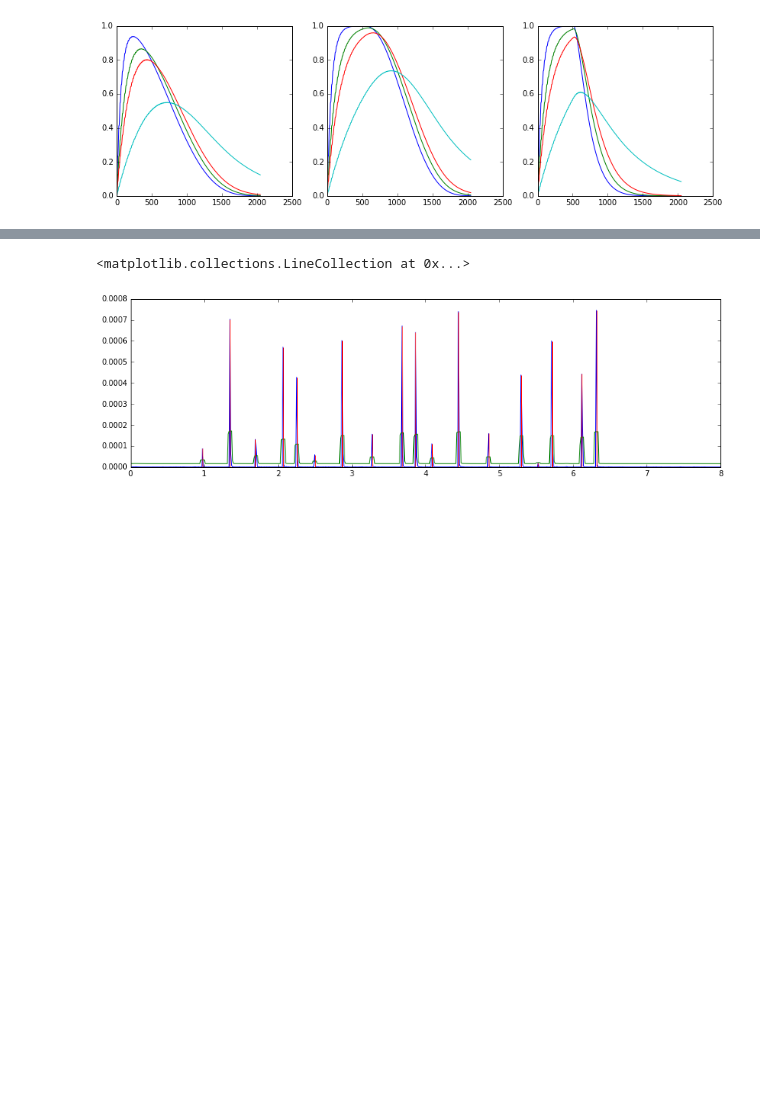
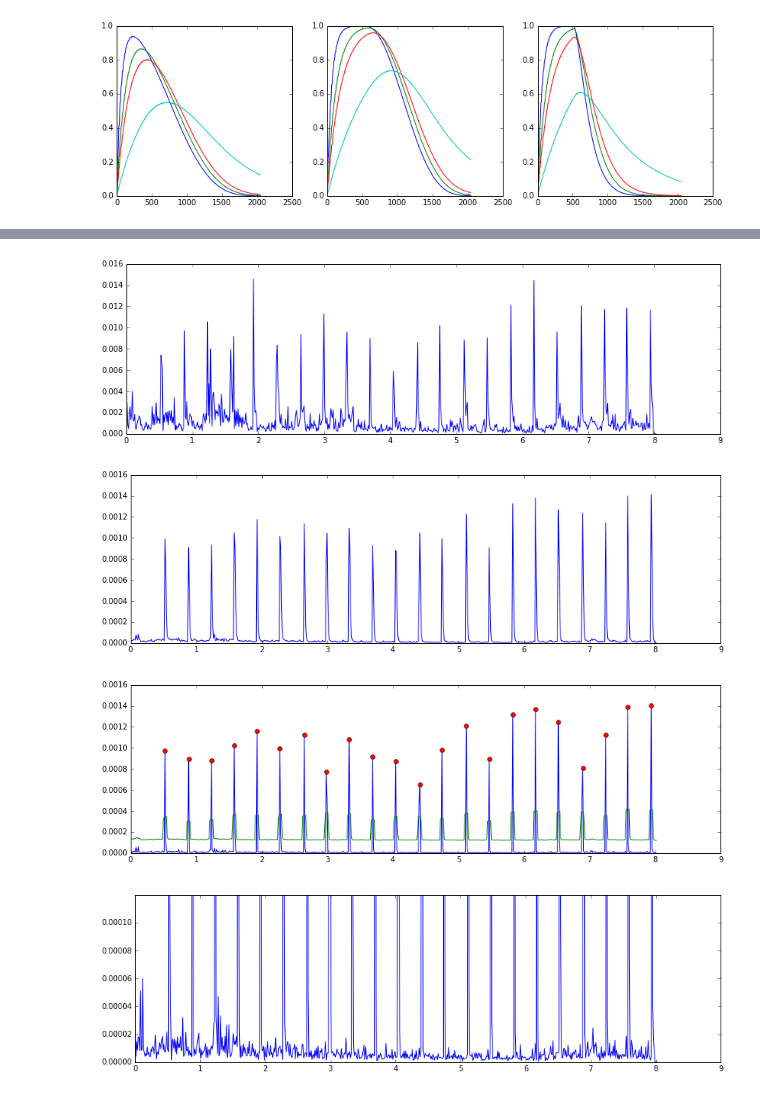
Before and after one commit to worldmaker18349276/K-AIKO, a Jupyter notebook: realtime_analysis.ipynb, the cells around one changed output, grey strips where cells are left out. Drawn from its saved outputs; the diff is of its cells as text; code cells hidden in the pictures; blank space fills up the shorter version.

```diff
--- a/realtime_analysis.ipynb
+++ b/realtime_analysis.ipynb
@@ -67,6 +72,7 @@ with wave.open("test.wav", "wb") as file:
     for _ in ra.pipe(ra.slice(x), ra.save(file, RATE)):
         pass
 # %%
+RATE = 44100
 with wave.open("test.wav", "rb") as file:
     print(file.getparams())
     x = np.concatenate(list(ra.load(file, RATE)))
@@ -152,0 +155,5 @@ imp.reload(ra)
+# %%
+RATE = 44100
+with wave.open("test.wav", "rb") as file:
+    print(file.getparams())
+    x = np.concatenate(list(ra.load(file, RATE)))
@@ -307,0 +390,5 @@ print(analyze_pulse(max_block))
+# %%
+RATE = 44100
+with wave.open("noise.wav", "rb") as file:
+    print(file.getparams())
+    x = np.concatenate(list(ra.load(file, RATE)))
@@ -307,0 +464,5 @@ print(analyze_pulse(max_block))
+# %%
+RATE = 44100
+with wave.open("soft.wav", "rb") as file:
+    print(file.getparams())
+    x = np.concatenate(list(ra.load(file, RATE)))
@@ -308,32 +478,48 @@ print(analyze_pulse(max_block))
 # %%
-PRE_MAX = int(0.03 / Dt)
-POST_MAX = int(0.03 / Dt)
-PRE_AVG = int(0.03 / Dt)
-POST_AVG = int(0.03 / Dt)
-WAIT = int(0.03 / Dt)
-DELTA = 0.0008/100*2
-
+power = []
+power2 = []
+envelope = []
+onset = []
 peak_node = ra.pick_peak(pre_max=PRE_MAX, post_max=POST_MAX,
                          pre_avg=PRE_AVG, post_avg=POST_AVG,
                          wait=WAIT, delta=DELTA)
+power_node = ra.pipe(ra.slice(x, HOP_LENGTH),
+                     ra.branch((lambda x: (x**2).mean()), power.append),
+                     ra.frame(WIN_LENGTH, HOP_LENGTH),
+                     ra.power_spectrum(RATE, WIN_LENGTH, windowing=window, weighting=True),
+                     ra.branch((lambda x: x.sum() * df), power2.append),
+                     ra.onset_strength(df),
+                     ra.branch(envelope.append),
+                     peak_node,
+                     ra.branch(onset.append)
+                    )
+for _ in power_node:
+    pass
 
-envelope = []
-onset_node = ra.pipe(ra.slice(x, HOP_LENGTH),
-                     ra.frame(WIN_LENGTH, HOP_LENGTH),
-                     ra.power_spectrum(RATE, WIN_LENGTH, windowing=halfhann_window, weighting=True),
-                     ra.onset_strength(1, 1),
-                     ra.branch(ra.DataNode(envelope.append)),
-                     peak_node)
+# power
+power = np.array(power)
+t = np.arange(power.shape[0]) * Dt
+plt.plot(t, power)
+plt.show()
 
-onset = np.array(list(onset_node))
+power2 = np.array(power2)
+plt.plot(t, power2)
+plt.show()
+
+# envelope and onset
 envelope = np.array(envelope)
-onset_indices = (np.arange(envelope.shape[0]) - peak_node.delay)[onset]
-
+onset = np.where(onset)[0] - peak_node.delay
 avg_threshold = scipy.ndimage.uniform_filter1d(envelope, 5) + DELTA
 plt.plot(t, envelope)
 plt.plot(t, avg_threshold)
-plt.vlines(t[onset_indices], ymin=0, ymax=envelope[onset_indices], color="r", zorder=3)
-# plt.ylim((0, 3))
+plt.plot(t[onset], envelope[onset], "o", zorder=3)
+plt.show()
+
+plt.plot(t, envelope)
+plt.ylim((0, DELTA))
+plt.show()
 # %% [output]
-<matplotlib.collections.LineCollection at 0x...>
-[figure, old version]
+[figure, new version]
+[figure, added]
+[figure, added]
+[figure, added]
```
Also changed, not shown: parts of 41 cells of this notebook, 2 other files.
